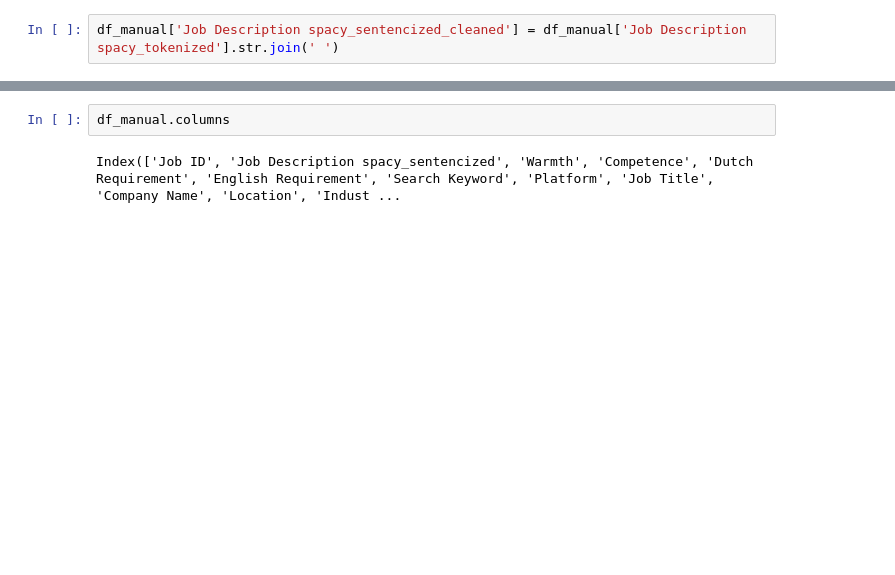
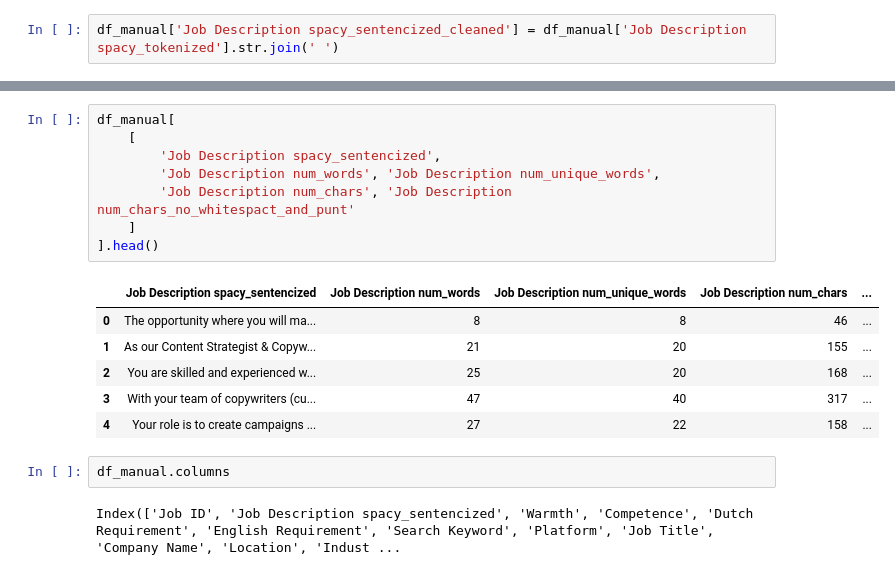
Before and after one commit to noon-abdulqadir/Automating_Equity1_Code, a Jupyter notebook: 1. Cleaning and Preprocessing/8. manual_data_preprocessing.ipynb, the cells around one changed output, grey strips where cells are left out. Saved outputs shown, nothing was run; the diff lists cells and outputs as text; blank space fills up the shorter version.

```diff
--- a/1. Cleaning and Preprocessing/8. manual_data_preprocessing.ipynb
+++ b/1. Cleaning and Preprocessing/8. manual_data_preprocessing.ipynb
@@ -825,3 +867,18 @@ Wall time: 4 s
+# %%
+df_manual[
+    [
+        'Job Description spacy_sentencized',
+        'Job Description num_words', 'Job Description num_unique_words',
+        'Job Description num_chars', 'Job Description num_chars_no_whitespact_and_punt'
+    ]
+].head()
+# %% [output]
+|  | Job Description spacy_sentencized | Job Description num_words | Job Description num_unique_words | Job Description num_chars | ... |
+| 0 | The opportunity where you will ma... | 8 | 8 | 46 | ... |
+| 1 | As our Content Strategist & Copyw... | 21 | 20 | 155 | ... |
+| 2 | You are skilled and experienced w... | 25 | 20 | 168 | ... |
+| 3 | With your team of copywriters (cu... | 47 | 40 | 317 | ... |
+| 4 | Your role is to create campaigns ... | 27 | 22 | 158 | ... |
 # %%
 df_manual.columns
 # %% [output]
```
Also changed, not shown: parts of 66 cells of this notebook, 11 other files.
